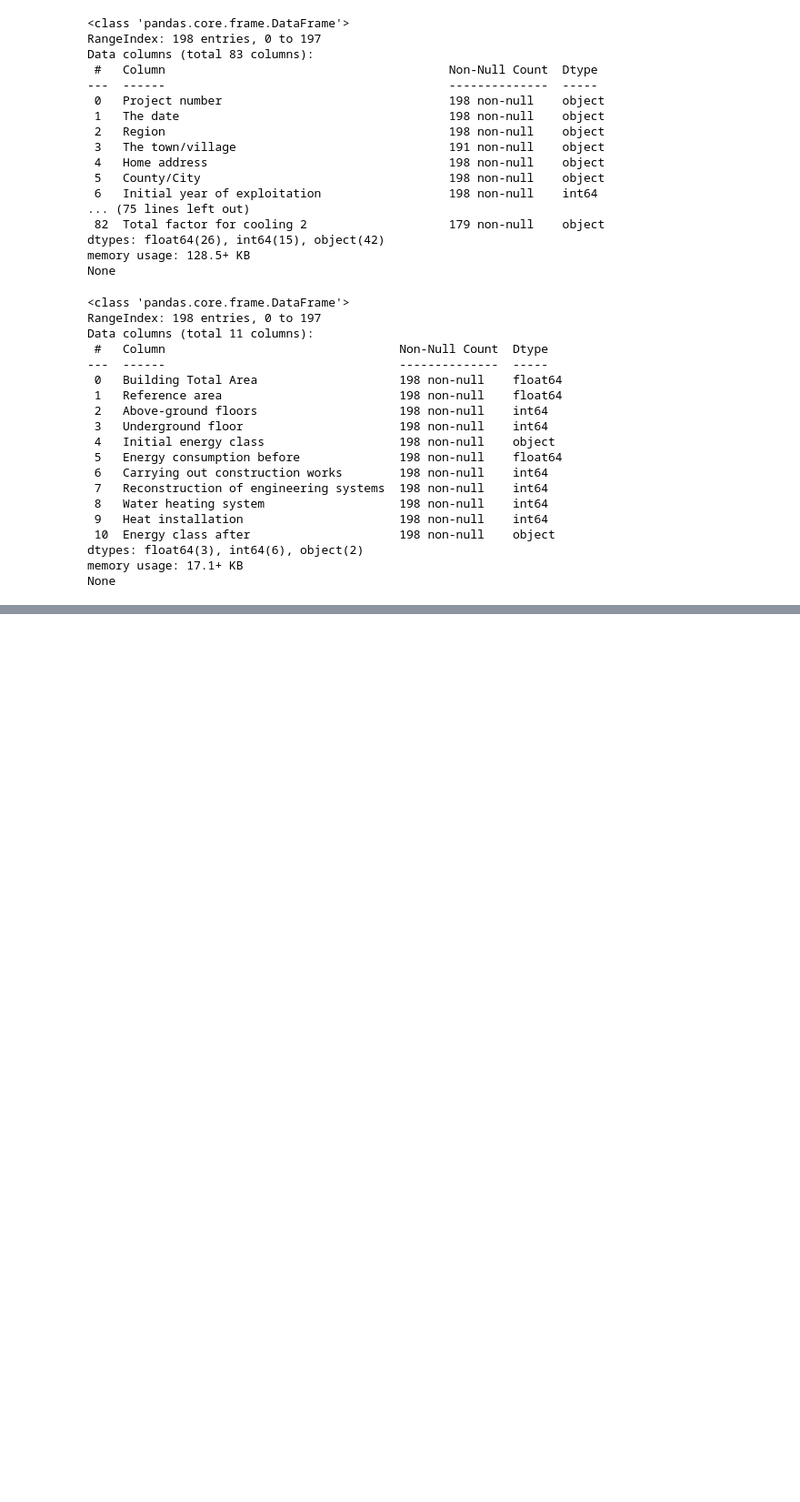
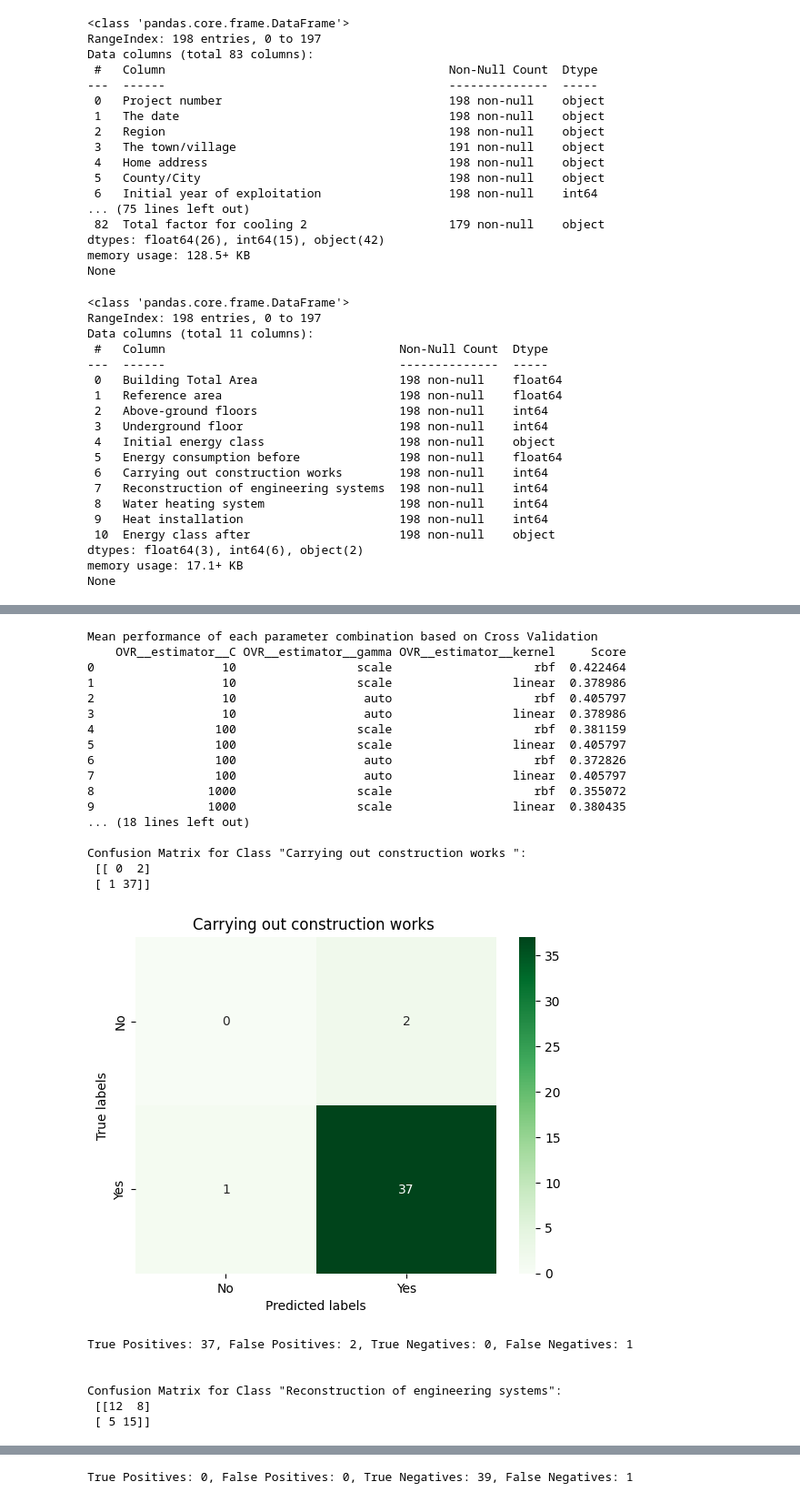
Before and after one commit to epu-ntua/enershare-ai4ef, a Jupyter notebook: classifier.ipynb, the cells around one changed output, grey strips where cells are left out. Shown at 91% size. Drawn from its saved outputs; the diff is of its cells as text; code cells hidden in the pictures; blank space fills up the shorter version.

```diff
--- a/classifier.ipynb
+++ b/classifier.ipynb
@@ -80,10 +80,10 @@ ylabels = df[target_cols]
 train_X,test_X,train_Y,test_Y = train_test_split(Xfeatures,ylabels,test_size=0.2,random_state=7)
 train_X, validation_X, train_Y, validation_Y = train_test_split(train_X, train_Y, test_size=0.25, random_state=1, shuffle=True) # 0.25 x 0.8 = 0.2
 # %%
-from sklearn.neural_network import MLPClassifier
+# from sklearn.neural_network import MLPClassifier
 
-classifier  = MLPClassifier(hidden_layer_sizes=(150,100,50), max_iter=500, activation = 'relu',
-                            solver='adam', shuffle=True, random_state=1, #,verbose=True, early_stopping=True
-                            learning_rate='adaptive').fit(train_X, train_Y)
-classifier.fit(train_X, train_Y)
-pred_Y = classifier.predict(validation_X)
+# classifier  = MLPClassifier(hidden_layer_sizes=(150,100,50), max_iter=500, activation = 'relu',
+#                             solver='adam', shuffle=True, random_state=1, #,verbose=True, early_stopping=True
+#                             learning_rate='adaptive').fit(train_X, train_Y)
+# classifier.fit(train_X, train_Y)
+# pred_Y = classifier.predict(validation_X)
@@ -290,0 +215,65 @@ print(final_scores)
+# %%
+###############################################################################
+# Evaluation with various classification metrics (classification report)
+###############################################################################
+
+best_model = max(key for key, value in final_scores.items() if value == max(final_scores.values()))
+best_model_index = list(models).index(best_model)
+
+with open(f'{best_model}.pkl', 'rb') as f: clf = pickle.load(f)
+
+# pipe = Pipeline([(best_model, models[best_model])])
+# clf = GridSearchCV(estimator=pipe, param_grid=param_grid[best_model_index], cv=5, scoring='accuracy', n_jobs=-1)
+# clf.fit(train_X, train_Y)
+
+print(f"Mean performance of each parameter combination based on Cross Validation")
+performance = pd.DataFrame(clf.cv_results_['params'])
+performance["Score"] = clf.cv_results_['mean_test_score']
+print(performance)
+
+print("\nBest parameters set found on training set:")
+print(clf.best_params_)
+
+#evaluate and store scores of estimators of each category on validation set
+score = clf.score(test_X, test_Y)
+print("\nAccuracy:", score)
+best_scores.append(score)
+
+pred_Y = clf.predict(test_X)
+print(metrics.classification_report(test_Y, pred_Y, digits=5))
+confusion_matrices = multilabel_confusion_matrix(test_Y, pred_Y)
+for i, cm in enumerate(confusion_matrices):
+    print(f"Confusion Matrix for Class \"{target_cols[i]}\":\n {cm}\n")
+
+    # ax, labels, title and ticks
+    ax= plt.subplot();
+    sns.heatmap(cm, annot=True, fmt='g', ax=ax, cmap=plt.cm.Greens);  #annot=True to annotate cells, ftm='g' to disable scientific notation
+    ax.set_xlabel('Predicted labels'); ax.set_ylabel('True labels');
+    ax.set_xticklabels(['No','Yes']); ax.set_yticklabels(['No','Yes'])
+    plt.title(target_cols[i]); plt.show()
+    print(f"True Positives: {cm[1,1]}, False Positives: {cm[0,1]}, True Negatives: {cm[0,0]}, False Negatives: {cm[1,0]} \n\n")
+# %% [output]
+Mean performance of each parameter combination based on Cross Validation
+    OVR__estimator__C OVR__estimator__gamma OVR__estimator__kernel     Score
+0                  10                 scale                    rbf  0.422464
+1                  10                 scale                 linear  0.378986
+2                  10                  auto                    rbf  0.405797
+3                  10                  auto                 linear  0.378986
+4                 100                 scale                    rbf  0.381159
+5                 100                 scale                 linear  0.405797
+6                 100                  auto                    rbf  0.372826
+7                 100                  auto                 linear  0.405797
+8                1000                 scale                    rbf  0.355072
+9                1000                 scale                 linear  0.380435
+... (18 lines left out)
+
+Confusion Matrix for Class "Carrying out construction works ":
+ [[ 0  2]
+ [ 1 37]]
+[figure, added]
+True Positives: 37, False Positives: 2, True Negatives: 0, False Negatives: 1
+
+
+Confusion Matrix for Class "Reconstruction of engineering systems":
+ [[12  8]
+ [ 5 15]]
@@ -290,0 +295 @@ print(final_scores)
+True Positives: 0, False Positives: 0, True Negatives: 39, False Negatives: 1
```
Also changed, not shown: parts of 6 cells of this notebook, 4 other files.
